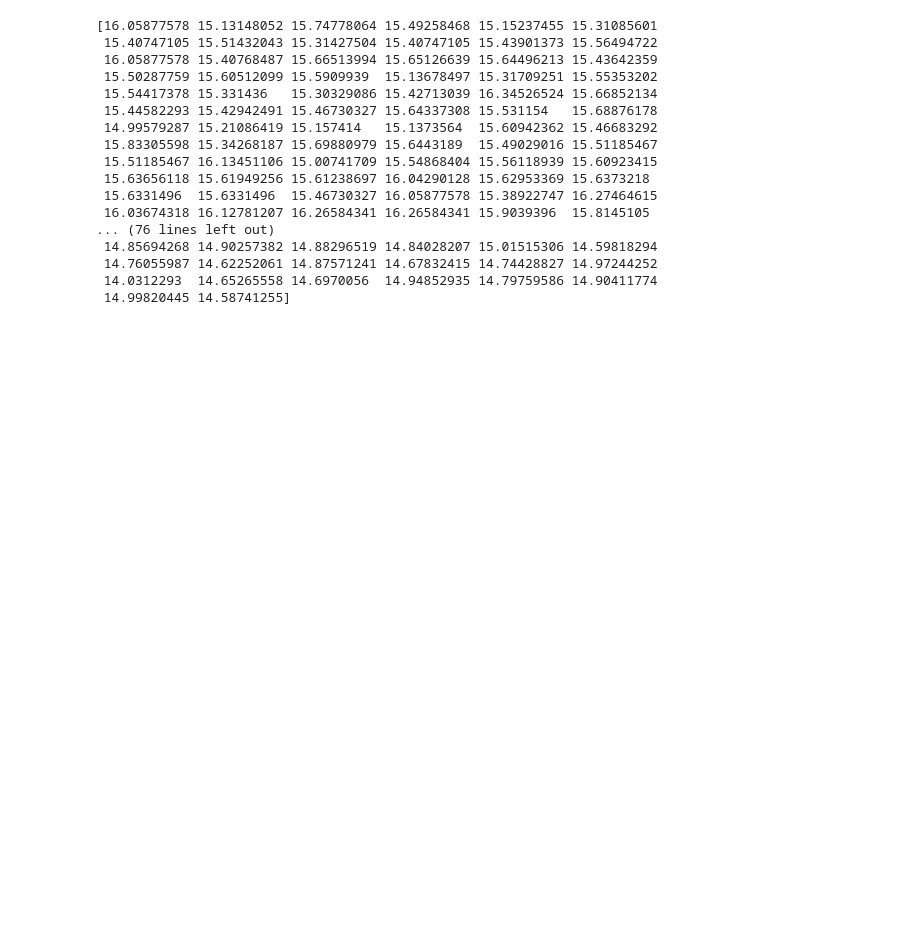
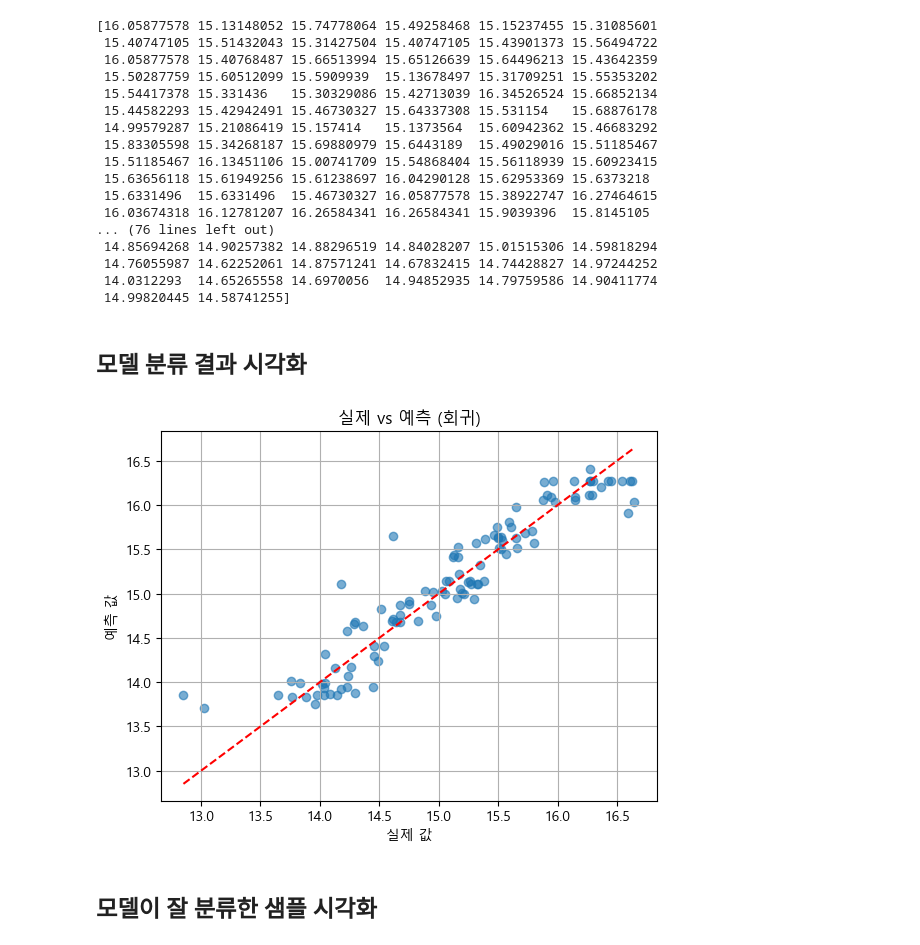
Before and after one commit to Junyoung-Choi-0212/DMCportal_ML_project, a Jupyter notebook: 모델링.ipynb, the cells around one changed output. Saved outputs shown, nothing was run; the diff lists cells and outputs as text; code cells hidden in the pictures; blank space fills up the shorter version.

```diff
--- a/모델링.ipynb
+++ b/모델링.ipynb
@@ -72,17 +72,22 @@ dummy_features = [col for col in merged.columns if col.startswith('월_') or col
 features = base_features + dummy_features
 target = 'Sales Amt'
 
-merged = merged[features + [target]].copy()
+final_columns = ['날짜'] + features + [target]
+merged = merged[final_columns].copy()
 merged.fillna(merged.mean(numeric_only=True), inplace=True)
 merged.dropna(inplace=True)
 
 X = merged[features]
 y = merged[target]
+merged.to_csv("./model/data.csv", index=False)
 X_train, X_test, y_train, y_test = train_test_split(X, y, test_size=0.2, random_state=42)
 
 # 5. 앙상블 모델 구성 및 튜닝
 rf = RandomForestRegressor(random_state=42)
 xgb = XGBRegressor(n_estimators=300, random_state=42)
+
+estimators = [('rf', rf), ('xgb', xgb)]
+stack = StackingRegressor(estimators=estimators, final_estimator=HistGradientBoostingRegressor(), cv=5, n_jobs=-1)
 
 param_grid = {
     'rf__n_estimators': [200, 300, 500],
@@ -91,9 +96,6 @@ param_grid = {
     'xgb__learning_rate': [0.03, 0.05, 0.07],
     'xgb__max_depth': [3, 5, 7]
 }
-
-estimators = [('rf', rf), ('xgb', xgb)]
-stack = StackingRegressor(estimators=estimators, final_estimator=HistGradientBoostingRegressor(), cv=5, n_jobs=-1)
 
 grid = GridSearchCV(stack, param_grid, cv=3, scoring='r2', n_jobs=-1)
 grid.fit(X_train, y_train)
@@ -178,3 +182,27 @@ print(loaded_model.predict(X))
  14.76055987 14.62252061 14.87571241 14.67832415 14.74428827 14.97244252
  14.0312293  14.65265558 14.6970056  14.94852935 14.79759586 14.90411774
  14.99820445 14.58741255]
+# %% [markdown]
+## 모델 분류 결과 시각화
+# %%
+import matplotlib.pyplot as plt
+import matplotlib as mpl
+
+# 한글 폰트 설정 (Windows의 경우 기본 폰트: Malgun Gothic)
+mpl.rc('font', family='Malgun Gothic')  # or 'AppleGothic' on macOS
+
+# 음수 깨짐 방지
+mpl.rcParams['axes.unicode_minus'] = False
+
+# 시각화 코드
+plt.scatter(y_test, y_pred, alpha=0.6)
+plt.xlabel("실제 값")
+plt.ylabel("예측 값")
+plt.title("실제 vs 예측 (회귀)")
+plt.plot([y_test.min(), y_test.max()], [y_test.min(), y_test.max()], 'r--')
+plt.grid(True)
+plt.show()
+# %% [output]
+[figure, added]
+# %% [markdown]
+## 모델이 잘 분류한 샘플 시각화
```
Also changed, not shown: parts of 5 cells of this notebook, 7 other files.
